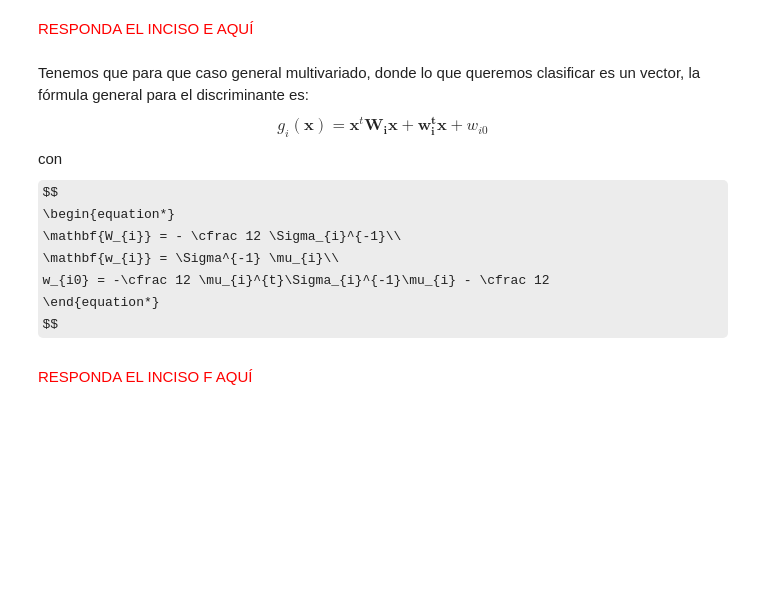
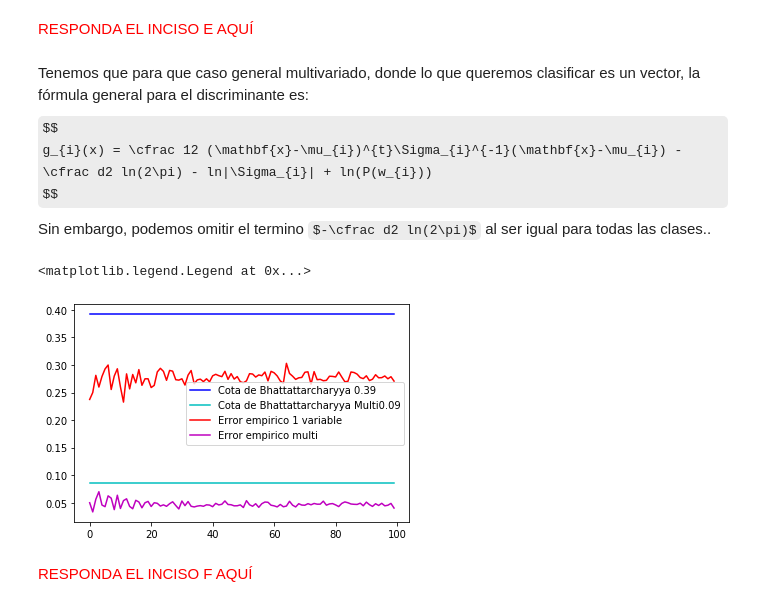
Before and after one commit to git-lu/intro-aprendizaje, a Jupyter notebook: practicos/IntML2020_Teoria_bayesiana_Normal_con_sol.ipynb, the cells around one changed output. Cells and saved outputs as stored; diff of their text form; code cells hidden in the pictures; some formulas as TeX source; blank space fills up the shorter version.

Commit message:
prediccion normal multivariada multicategoria lista(ej5)

```diff
--- a/practicos/IntML2020_Teoria_bayesiana_Normal_con_sol.ipynb
+++ b/practicos/IntML2020_Teoria_bayesiana_Normal_con_sol.ipynb
@@ -544,8 +544,8 @@ import numpy as np
 np.random.seed(0)
 C = np.array([[0,-0.23],[0.83,0.23]])
 sigma = np.dot(C.transpose(),C)
-MU1 = [0,0]
-MU2 = [1,1]
+MU1 = np.array([0,0])
+MU2 = np.array([1,1])
 X1 = muestra(MU1,sigma,100)
 X2 = muestra(MU2,sigma,100)
 # %%
@@ -562,8 +562,8 @@ x2 = X2[:,0]
 # %%
 class ClasificadorNormales():
     def __init__(self):
-        mus_estimadas = []
-        stds_estimadas = []
+        self.mus_estimadas = []
+        self.stds_estimadas = []
 
     def fit(self,muestras):
         # Los datos me vienen en un arreglo de muestras
@@ -639,7 +639,7 @@ def bhatta(P,mu1,mu2,sigma1,sigma2,n):
     if n>=2:
         t1_1 = (1/8)*(mu2-mu1).transpose()
         t1_2 = np.dot(inv((sigma1+sigma2)*0.5),mu2-mu1)
-        t1 = c.dot(t1_1,t1_2)
+        t1 = np.dot(t1_1,t1_2)
         t2 = 0.5*np.log((det(sigma1+sigma2)/2)/np.sqrt(det(sigma1)*det(sigma2)))
     else:
         # Tenemos desviacion estandar, no matriz de varianzacovarianza
@@ -670,14 +669,7 @@ plt.legend(loc='best')
 # %% [markdown]
 Tenemos que para que caso general multivariado, donde lo que queremos clasificar es un vector, la fórmula general para el discriminante es:
 $$
-g_{i}(\mathbf{x}) = \mathbf{x}^{t} \mathbf{W_{i}} \mathbf{x} + \mathbf{w_{i}^{t}} \mathbf{x} + w_{i0}
+g_{i}(x) = \cfrac 12 (\mathbf{x}-\mu_{i})^{t}\Sigma_{i}^{-1}(\mathbf{x}-\mu_{i}) -\cfrac d2 ln(2\pi) - ln|\Sigma_{i}| + ln(P(w_{i}))
 $$
-con
-$$
-\begin{equation*}
-\mathbf{W_{i}} = - \cfrac 12 \Sigma_{i}^{-1}\\
-\mathbf{w_{i}} = \Sigma^{-1} \mu_{i}\\
-w_{i0} = -\cfrac 12 \mu_{i}^{t}\Sigma_{i}^{-1}\mu_{i} - \cfrac 12
-\end{equation*}
-$$
+Sin embargo, podemos omitir el termino $-\cfrac d2 ln(2\pi)$ al ser igual para todas las clases..
 # %%
@@ -714,6 +712,37 @@ class ClasificadorNormales():
         for i in range(len(test_data)):
             errors += [(self.predict(x) != i) for x in test_data[i]]
         return np.mean(errors)
+# %%
+from sklearn.model_selection import train_test_split
+# partimos en train y test
+n = 100
+errores_multi = []
+x1 = muestra(MU1,sigma,100)
+x2 = muestra(MU2,sigma,100)
+for i in range(n):
+    np.random.seed(i)
+    X1 = muestra(MU1,sigma,100)
+    X2 = muestra(MU2,sigma,100)
+    x1 = np.concatenate((x1,X1))
+    x2 = np.concatenate((x2,X2))
+    x1_train, x1_test,x2_train,x2_test = train_test_split(x1,x2,train_size = 0.8)
+    # entrenamos el clasificador con la media de la muestra
+    clasificador_multi = ClasificadorNormalesMulti([0.5,0.5])
+    clasificador_multi.fit([x1_train,x2_train])
+    errores_multi.append(clasificador_multi.error([x1_test,x2_test]))
+# %%
+bhattabound_multi = bhatta(np.array([0.5,0.5]),MU1,MU2,sigma,sigma,2)
+fig,ax = plt.subplots()
+plt.plot([bhattabound]*100,c='b',label='Cota de Bhattattarcharyya {:.2f}'.format(bhattabound))
+plt.plot([bhattabound_multi]*100,c='c',label='Cota de Bhattattarcharyya Multi{:.2f}'.format(bhattabound_multi))
+
+plt.plot(errores,c='r',label='Error empirico 1 variable')
+plt.plot(errores_multi,c='m',label='Error empirico multi')
+
+plt.legend(loc='best')
+# %% [output]
+<matplotlib.legend.Legend at 0x...>
+[figure, added]
 # %% [markdown]
  <span style="color:red"> RESPONDA EL INCISO F AQUÍ </span>
 # %% [markdown]
```
Also changed, not shown: parts of 3 cells of this notebook.
